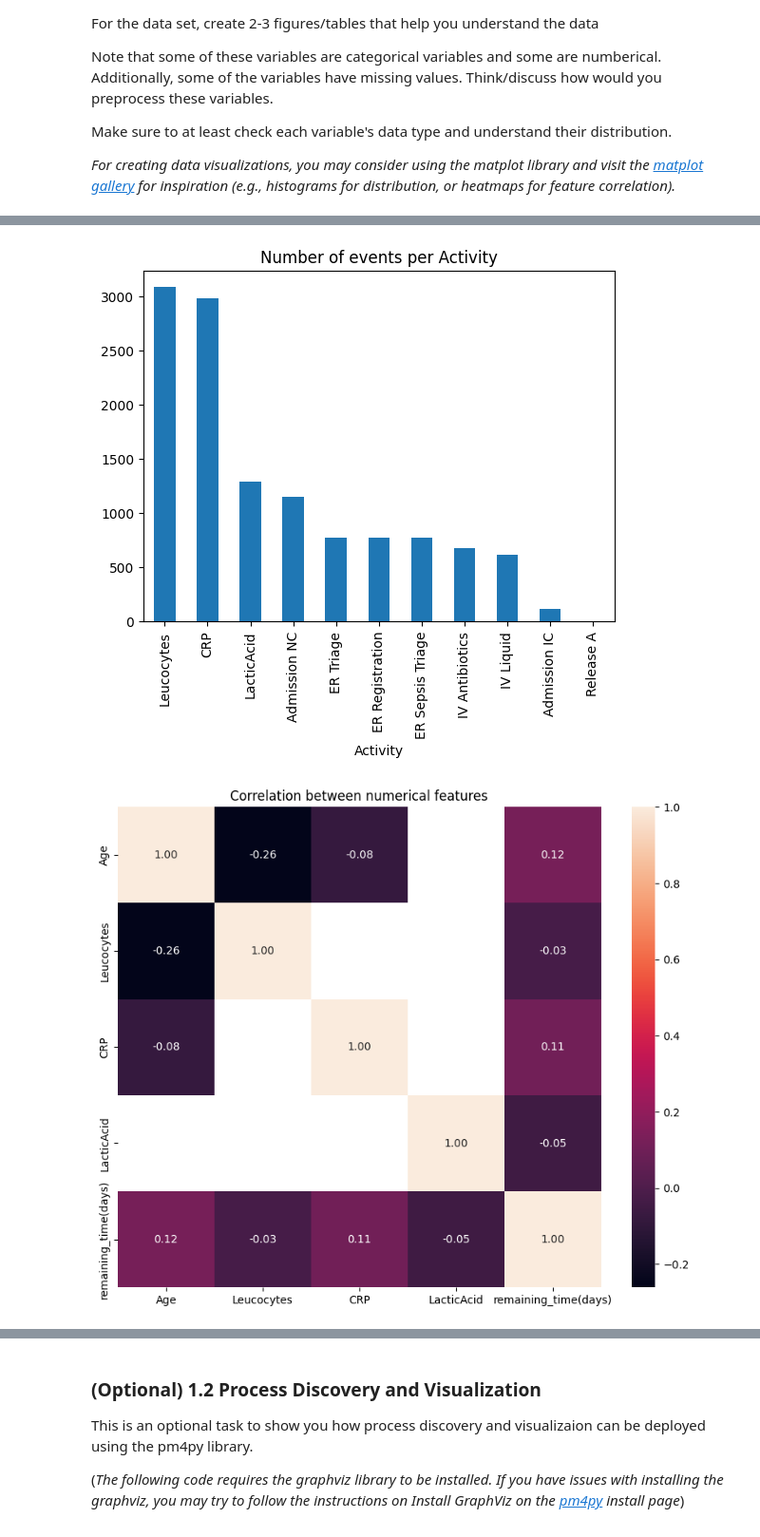
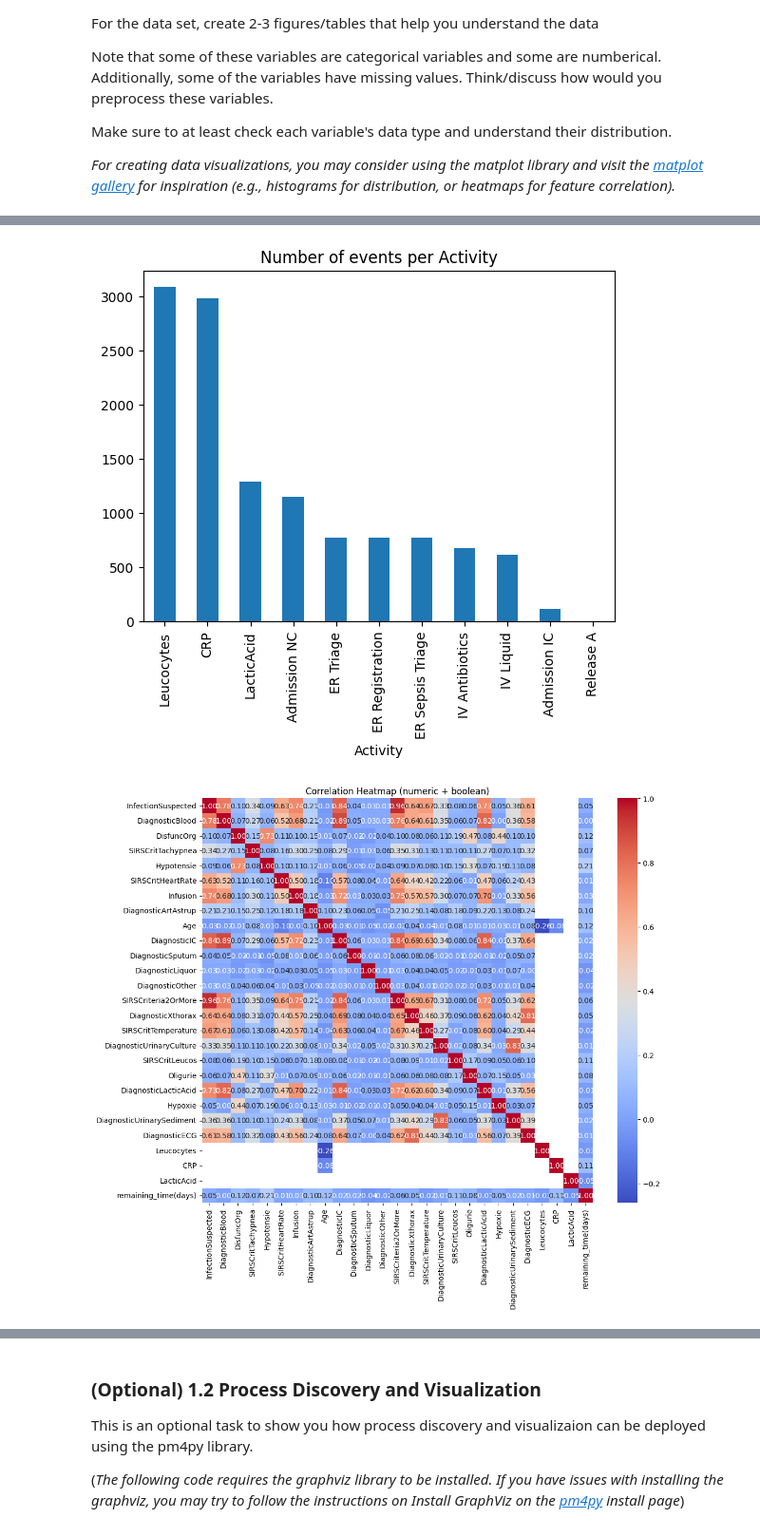
Before and after one commit to smichaelino/APML-Assignment-1, a Jupyter notebook: assignment-2/Assignment 2.ipynb, the cells around one changed output, grey strips where cells are left out. Shown at 95% size. Saved outputs shown, nothing was run; the diff lists cells and outputs as text; code cells hidden in the pictures.

```diff
--- a/assignment-2/Assignment 2.ipynb
+++ b/assignment-2/Assignment 2.ipynb
@@ -141,7 +141,6 @@ from scipy.stats import chi2_contingency # are we allowed to use this?
 
 # TODO: plot figure(s)
 df.info()          # overview of types and missing values
-print(df['Leucocytes'].unique())
 
 # check the present SIRS symptoms against the remaining time
 sirs_columns = [
@@ -179,25 +178,47 @@ plt.show()
 
 num_df = df.select_dtypes(include='number')
 
-# numerical correlation
-plt.figure(figsize=(10,8))
-sns.heatmap(num_df.corr(), annot=True, fmt=".2f")
-plt.title("Correlation between numerical features")
+# numerical/boolean correlation (leaves out categorical values)
+df_corr = df.copy()
+# convert bool columns to int
+bool_cols = []
+for col in df.columns:
+    unique_vals = df[col].unique()
+    if len(unique_vals) == 3:
+        bool_cols.append(col)
+df_corr[bool_cols] = df_corr[bool_cols].astype(float)
+
+# keep only numeric + boolean columns
+non_numeric_cols = df_corr.select_dtypes(exclude='number').columns
+df_corr = df_corr.drop(columns=non_numeric_cols)
+
+corr_matrix = df_corr.corr(method='pearson')
+
+# plot heatmap
+plt.figure(figsize=(12,10))
+sns.heatmap(corr_matrix, annot=True, fmt=".2f", cmap="coolwarm")
+plt.title("Correlation Heatmap (numeric + boolean)")
 plt.show()
 
+# create value summary
+columns = df.columns
+summary = pd.DataFrame(columns=['True', 'False', 'NaN', 'Numerical', 'Categorical'])
 
-categorical_cols = df.select_dtypes(include='object').columns
-summary = pd.DataFrame(columns=['True', 'False', 'NaN', 'Other'])
-
-for col in categorical_cols:
+for col in columns:
     counts = df[col].value_counts(dropna=False)
     summary.loc[col, 'True'] = counts.get(True, 0)
     summary.loc[col, 'False'] = counts.get(False, 0)
     summary.loc[col, 'NaN'] = counts.get(pd.NA, counts.get(float('nan'), 0))
 
-    # Everything else = total minus True, False, and NaN
     total = len(df[col])
-    summary.loc[col, 'Other'] = total - summary.loc[col, 'True'] - summary.loc[col, 'False'] - summary.loc[col, 'NaN']
+    rest = total - summary.loc[col, 'True'] - summary.loc[col, 'False'] - summary.loc[col, 'NaN']
+
+    if pd.api.types.is_numeric_dtype(df[col]):
+        summary.loc[col, 'Numerical'] = rest
+        summary.loc[col, 'Categorical'] = 0
+    else:
+        summary.loc[col, 'Categorical'] = rest
+        summary.loc[col, 'Numerical'] = 0
 
 summary = summary.astype(int)
 print('----------------------------------------------------------------------------------')
@@ -223,5 +244,5 @@ Data columns (total 33 columns):
 [figure]
 [figure]
 [figure]
-[figure, old version]
+[figure, new version]
 ----------------------------------------------------------------------------------
```
Also changed, not shown: parts of 2 cells of this notebook.
